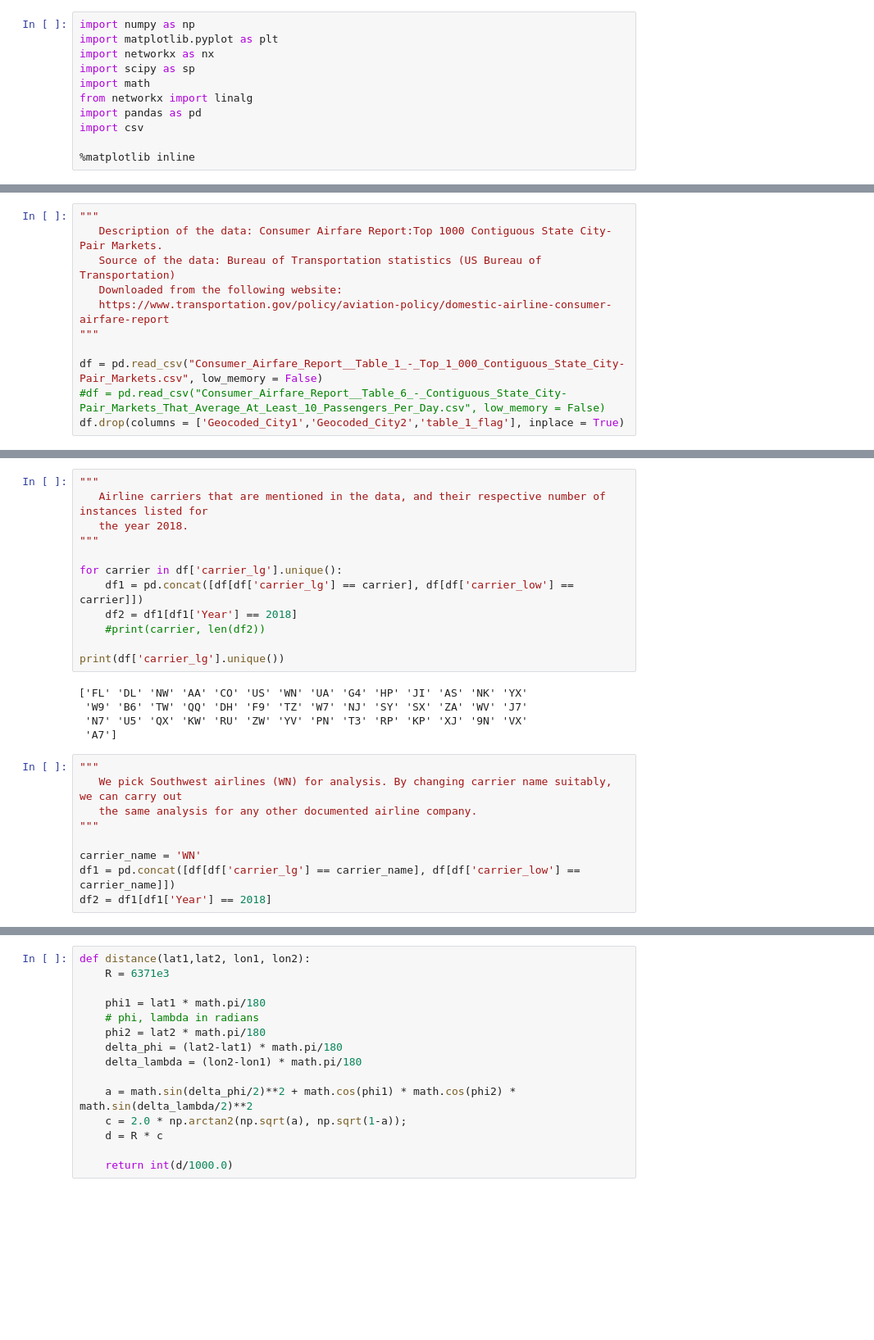
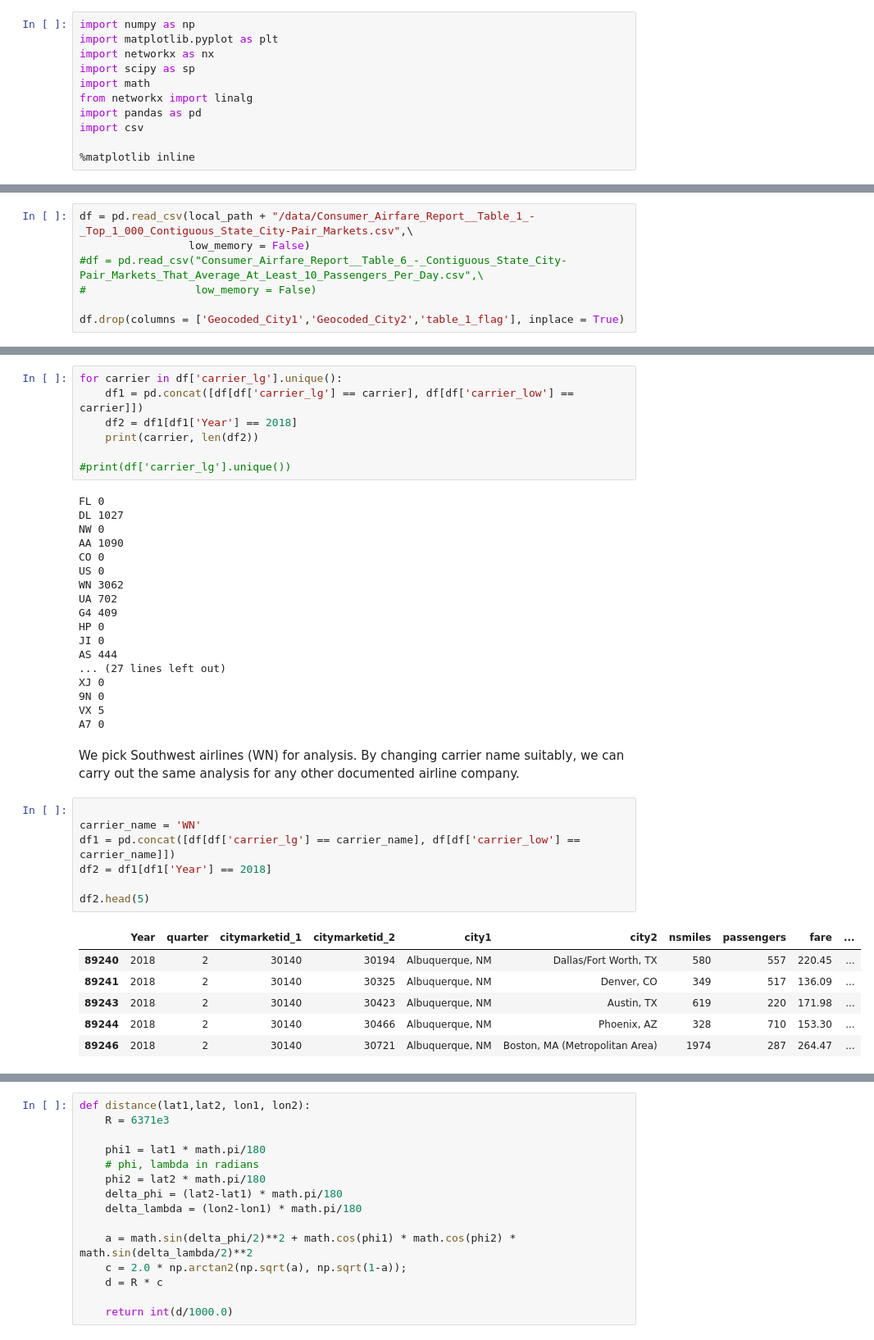
Before and after one commit to sgmark3/Analysis-of-networks-constructed-from-flight-data, a Jupyter notebook: flight_network_analysis_and_vrp.ipynb, the cells around one changed output, grey strips where cells are left out. Shown at 82% size. Cells and saved outputs as stored; diff of their text form; blank space fills up the shorter version.

```diff
--- a/flight_network_analysis_and_vrp.ipynb
+++ b/flight_network_analysis_and_vrp.ipynb
@@ -12,11 +24,7 @@ import csv
 # %%
-"""
-   Description of the data: Consumer Airfare Report:Top 1000 Contiguous State City-Pair Markets.
-   Source of the data: Bureau of Transportation statistics (US Bureau of Transportation)
-   Downloaded from the following website:
-   https://www.transportation.gov/policy/aviation-policy/domestic-airline-consumer-airfare-report
-"""
+df = pd.read_csv(local_path + "/data/Consumer_Airfare_Report__Table_1_-_Top_1_000_Contiguous_State_City-Pair_Markets.csv",\
+                 low_memory = False)
+#df = pd.read_csv("Consumer_Airfare_Report__Table_6_-_Contiguous_State_City-Pair_Markets_That_Average_At_Least_10_Passengers_Per_Day.csv",\
+#                 low_memory = False)
 
-df = pd.read_csv("Consumer_Airfare_Report__Table_1_-_Top_1_000_Contiguous_State_City-Pair_Markets.csv", low_memory = False)
-#df = pd.read_csv("Consumer_Airfare_Report__Table_6_-_Contiguous_State_City-Pair_Markets_That_Average_At_Least_10_Passengers_Per_Day.csv", low_memory = False)
 df.drop(columns = ['Geocoded_City1','Geocoded_City2','table_1_flag'], inplace = True)
@@ -32,26 +50,41 @@ airports.drop(columns = ['id','type','continent','iso_country','scheduled_servic
 # %%
-"""
-   Airline carriers that are mentioned in the data, and their respective number of instances listed for
-   the year 2018.
-"""
-
 for carrier in df['carrier_lg'].unique():
     df1 = pd.concat([df[df['carrier_lg'] == carrier], df[df['carrier_low'] == carrier]])
     df2 = df1[df1['Year'] == 2018]
-    #print(carrier, len(df2))
+    print(carrier, len(df2))
 
-print(df['carrier_lg'].unique())
+#print(df['carrier_lg'].unique())
 # %% [output]
-['FL' 'DL' 'NW' 'AA' 'CO' 'US' 'WN' 'UA' 'G4' 'HP' 'JI' 'AS' 'NK' 'YX'
- 'W9' 'B6' 'TW' 'QQ' 'DH' 'F9' 'TZ' 'W7' 'NJ' 'SY' 'SX' 'ZA' 'WV' 'J7'
- 'N7' 'U5' 'QX' 'KW' 'RU' 'ZW' 'YV' 'PN' 'T3' 'RP' 'KP' 'XJ' '9N' 'VX'
- 'A7']
+FL 0
+DL 1027
+NW 0
+AA 1090
+CO 0
+US 0
+WN 3062
+UA 702
+G4 409
+HP 0
+JI 0
+AS 444
+... (27 lines left out)
+XJ 0
+9N 0
+VX 5
+A7 0
+# %% [markdown]
+We pick Southwest airlines (WN) for analysis. By changing carrier name suitably, we can carry out the same analysis for any other documented airline company.
 # %%
-"""
-   We pick Southwest airlines (WN) for analysis. By changing carrier name suitably, we can carry out
-   the same analysis for any other documented airline company.
-"""
 
 carrier_name = 'WN'
 df1 = pd.concat([df[df['carrier_lg'] == carrier_name], df[df['carrier_low'] == carrier_name]])
 df2 = df1[df1['Year'] == 2018]
+
+df2.head(5)
+# %% [output]
+|  | Year | quarter | citymarketid_1 | citymarketid_2 | city1 | city2 | nsmiles | passengers | fare | ... |
+| 89240 | 2018 | 2 | 30140 | 30194 | Albuquerque, NM | Dallas/Fort Worth, TX | 580 | 557 | 220.45 | ... |
+| 89241 | 2018 | 2 | 30140 | 30325 | Albuquerque, NM | Denver, CO | 349 | 517 | 136.09 | ... |
+| 89243 | 2018 | 2 | 30140 | 30423 | Albuquerque, NM | Austin, TX | 619 | 220 | 171.98 | ... |
+| 89244 | 2018 | 2 | 30140 | 30466 | Albuquerque, NM | Phoenix, AZ | 328 | 710 | 153.30 | ... |
+| 89246 | 2018 | 2 | 30140 | 30721 | Albuquerque, NM | Boston, MA (Metropolitan Area) | 1974 | 287 | 264.47 | ... |
```
Also changed, not shown: parts of 43 cells of this notebook, 13 other files.
